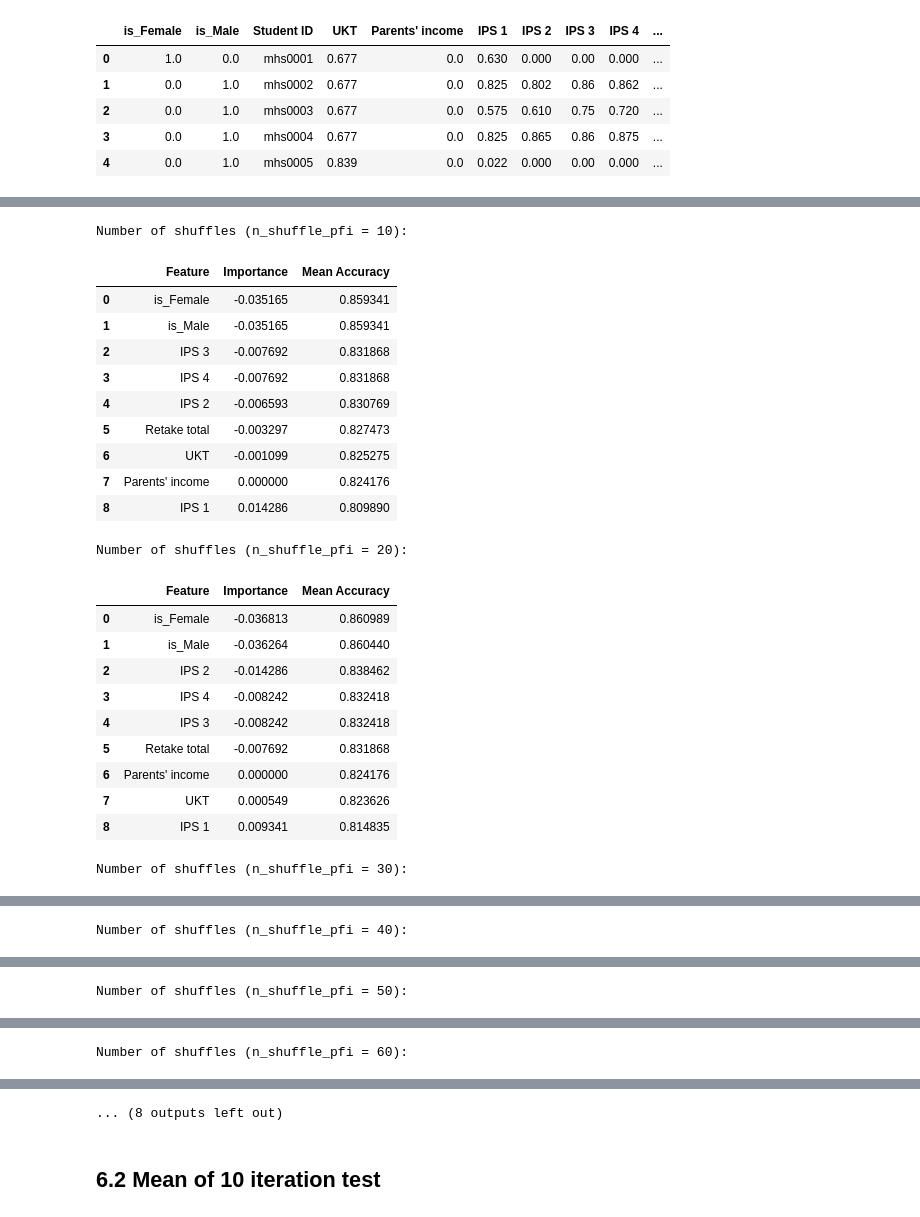
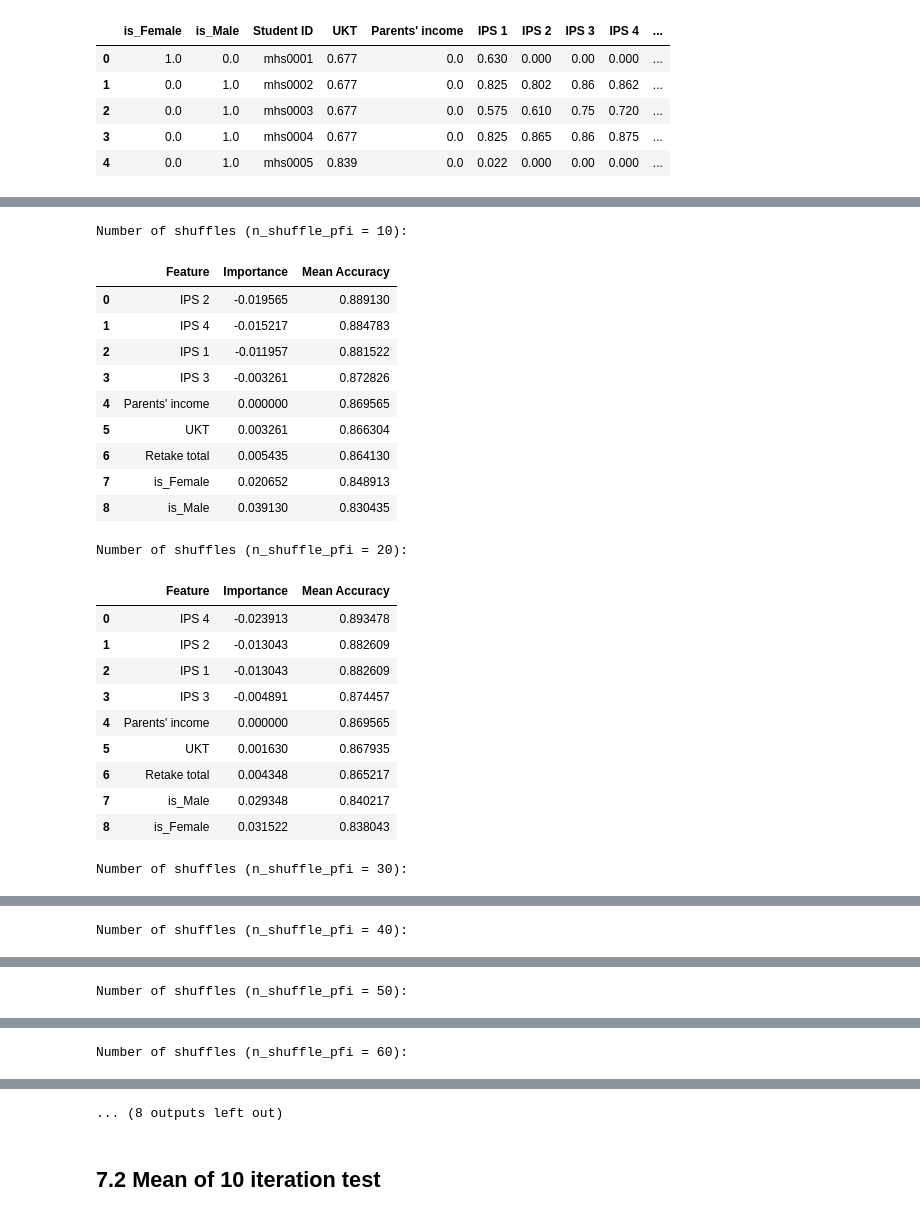
Before and after one commit to janasatvika/Optimizing-Classification-Models-using-Permutation-Feature-Importance-Method, a Jupyter notebook: Model optimization/Optimization_KNN_using_PFI.ipynb, the cells around one changed output, grey strips where cells are left out. Drawn from its saved outputs; the diff is of its cells as text; code cells hidden in the pictures.

```diff
--- a/Model optimization/Optimization_KNN_using_PFI.ipynb
+++ b/Model optimization/Optimization_KNN_using_PFI.ipynb
@@ -196,7 +251,15 @@ def calculate_confusion_matrix(y_true, y_pred):
     return tp, tn, fp, fn
 # %%
 # Create a K-Nearest Neighbors (KNN) classifier object with the best hyperparameters
-knn = KNeighborsClassifier(n_neighbors=model.best_params_['n_neighbors'],
-                           weights=model.best_params_['weights'],
-                           metric=model.best_params_['metric'])
+knn_ori = KNeighborsClassifier(
+    n_neighbors=model_ori.best_params_['n_neighbors'],
+    weights=model_ori.best_params_['weights'],
+    metric=model_ori.best_params_['metric']
+    )
+
+knn_balancing = KNeighborsClassifier(
+    n_neighbors=model_balancing.best_params_['n_neighbors'],
+    weights=model_balancing.best_params_['weights'],
+    metric=model_balancing.best_params_['metric']
+    )
 # %% [markdown]
@@ -265,13 +328,13 @@ f1-Score: 16.67%
 # %%
 # Create copies of the more balanced training sets
-X_train_main, y_train_main = X_train_main.copy(), y_train_main.copy()
+X_train_main, y_train_main = X_train_resampled.copy(), y_train_resampled.copy()
 X_test_main, y_test_main = X_test.copy(), y_test.copy()
 
 # Train the knn classifier on the more balanced training set
-knn.fit(X_train_main, y_train_main)
+knn_balancing.fit(X_train_main, y_train_main)
 
 # Evaluate the model on the test set and make predictions
-y_pred_main = knn.predict(X_test_main)
+y_pred_main = knn_balancing.predict(X_test_main)
 
 # Calculate the confusion matrix elements
 tp, tn, fp, fn = calculate_confusion_matrix(y_test_main, y_pred_main)
@@ -291,21 +354,21 @@ print("\nConfusion Matrix:")
 print(confusion_table)
 
 # Calculate the accuracy
-accuracy = ((tp + tn) / (tp + tn + fp + fn))
-print('Accuracy Score: {:.2f}%'.format(accuracy * 100))
+accuracy_main = ((tp + tn) / (tp + tn + fp + fn))
+print('Accuracy Score: {:.2f}%'.format(accuracy_main * 100))
 
 # Calculate the recall
 all_actual_positive = tp + fn
-recall = (tp / all_actual_positive)
-print('Recall Score: {:.2f}%'.format(recall * 100))
+recall_main = (tp / all_actual_positive)
+print('Recall Score: {:.2f}%'.format(recall_main * 100))
 
 # Calculate the precision
 all_predicted_positives = tp + fp
-precision = (tp / all_predicted_positives)
-print('Precision Score: {:.2f}%'.format(precision * 100))
+precision_main = (tp / all_predicted_positives)
+print('Precision Score: {:.2f}%'.format(precision_main * 100))
 
 # Calculate the f1-score
-f1_score = ((2 * precision * recall) / (precision + recall))
-print('f1-Score: {:.2f}%'.format(f1_score * 100))
+f1_score_main = ((2 * precision_main * recall_main) / (precision_main + recall_main))
+print('f1-Score: {:.2f}%'.format(f1_score_main * 100))
 # %% [output]
 True Positive (TP): 4
@@ -328,6 +403,6 @@ f1-Score: 33.33%
 # %%
 # Define the baseline accuracy
-baseline_accuracy = accuracy
+baseline_accuracy = accuracy_main
 
 # Define the number of shuffles
 n_shuffle_values = [10, 20, 30, 40, 50, 60, 70, 80, 90, 100]
@@ -353,7 +428,7 @@ for n_shuffles_ in n_shuffle_values:
             # Shuffle the current feature
             X_test_shuffled[feature] = np.random.permutation(X_test_shuffled[feature])
             # Make predictions on the shuffled test set
-            y_pred_permuted = knn.predict(X_test_shuffled)
+            y_pred_permuted = knn_balancing.predict(X_test_shuffled)
             # Calculate the confusion matrix for the shuffled predictions
             tp, tn, fp, fn = calculate_confusion_matrix(y_test_main, y_pred_permuted)
             # Calculate the permuted accuracy
@@ -380,52 +455,52 @@ for n_shuffles_ in n_shuffle_values:
 
     # Sort the features based on their importances
     indices = np.argsort(importances)
 
     # Create a DataFrame for the importance table
     importance_tables = pd.DataFrame(
         {'Feature': X_test_main.columns[indices], 'Importance': importances[indices], 'Mean Accuracy': mean_accuracies[indices]}
     )
 
     # Print the importance table for the current value of n_shuffles_
     print(f"Number of shuffles (n_shuffle_pfi = {n_shuffles_}):")
     display(importance_tables)
     print("\n")
 
 
 # Calculate the mean of importances for each feature across different shuffles
 mean_importances_across_shuffles = {
     feature: np.mean(importances) for feature, importances in mean_importances_per_feature.items()
 }
 
 # Create a DataFrame to display mean importances across shuffles
 mean_importances_df = pd.DataFrame(
     {'Feature': list(mean_importances_across_shuffles.keys()), 'Mean Importance': list(mean_importances_across_shuffles.values())}
 )
 
 # Sort mean_importances_df by "Mean Importance" in ascending order
 mean_importances_df = mean_importances_df.sort_values(by='Mean Importance', ascending=True)
 # %% [output]
 Number of shuffles (n_shuffle_pfi = 10):
 |  | Feature | Importance | Mean Accuracy |
-| 0 | is_Female | -0.035165 | 0.859341 |
-| 1 | is_Male | -0.035165 | 0.859341 |
-| 2 | IPS 3 | -0.007692 | 0.831868 |
-| 3 | IPS 4 | -0.007692 | 0.831868 |
-| 4 | IPS 2 | -0.006593 | 0.830769 |
-| 5 | Retake total | -0.003297 | 0.827473 |
-| 6 | UKT | -0.001099 | 0.825275 |
-| 7 | Parents' income | 0.000000 | 0.824176 |
-| 8 | IPS 1 | 0.014286 | 0.809890 |
+| 0 | IPS 2 | -0.019565 | 0.889130 |
+| 1 | IPS 4 | -0.015217 | 0.884783 |
+| 2 | IPS 1 | -0.011957 | 0.881522 |
+| 3 | IPS 3 | -0.003261 | 0.872826 |
+| 4 | Parents' income | 0.000000 | 0.869565 |
+| 5 | UKT | 0.003261 | 0.866304 |
+| 6 | Retake total | 0.005435 | 0.864130 |
+| 7 | is_Female | 0.020652 | 0.848913 |
+| 8 | is_Male | 0.039130 | 0.830435 |
 Number of shuffles (n_shuffle_pfi = 20):
 |  | Feature | Importance | Mean Accuracy |
-| 0 | is_Female | -0.036813 | 0.860989 |
-| 1 | is_Male | -0.036264 | 0.860440 |
-| 2 | IPS 2 | -0.014286 | 0.838462 |
-| 3 | IPS 4 | -0.008242 | 0.832418 |
-| 4 | IPS 3 | -0.008242 | 0.832418 |
-| 5 | Retake total | -0.007692 | 0.831868 |
-| 6 | Parents' income | 0.000000 | 0.824176 |
-| 7 | UKT | 0.000549 | 0.823626 |
-| 8 | IPS 1 | 0.009341 | 0.814835 |
+| 0 | IPS 4 | -0.023913 | 0.893478 |
+| 1 | IPS 2 | -0.013043 | 0.882609 |
+| 2 | IPS 1 | -0.013043 | 0.882609 |
+| 3 | IPS 3 | -0.004891 | 0.874457 |
+| 4 | Parents' income | 0.000000 | 0.869565 |
+| 5 | UKT | 0.001630 | 0.867935 |
+| 6 | Retake total | 0.004348 | 0.865217 |
+| 7 | is_Male | 0.029348 | 0.840217 |
+| 8 | is_Female | 0.031522 | 0.838043 |
 Number of shuffles (n_shuffle_pfi = 30):
 |  | Feature | Importance | Mean Accuracy |
@@ -474,6 +549,6 @@ Number of shuffles (n_shuffle_pfi = 60):
 ... (8 outputs left out)
 # %% [markdown]
-## 6.2 Mean of 10 iteration test
+## 7.2 Mean of 10 iteration test
 # %%
 # Display the DataFrame with mean importances across shuffles
 print("Mean Importances Across Different Numbers of Shuffles:")
```
Also changed, not shown: parts of 34 cells of this notebook.
